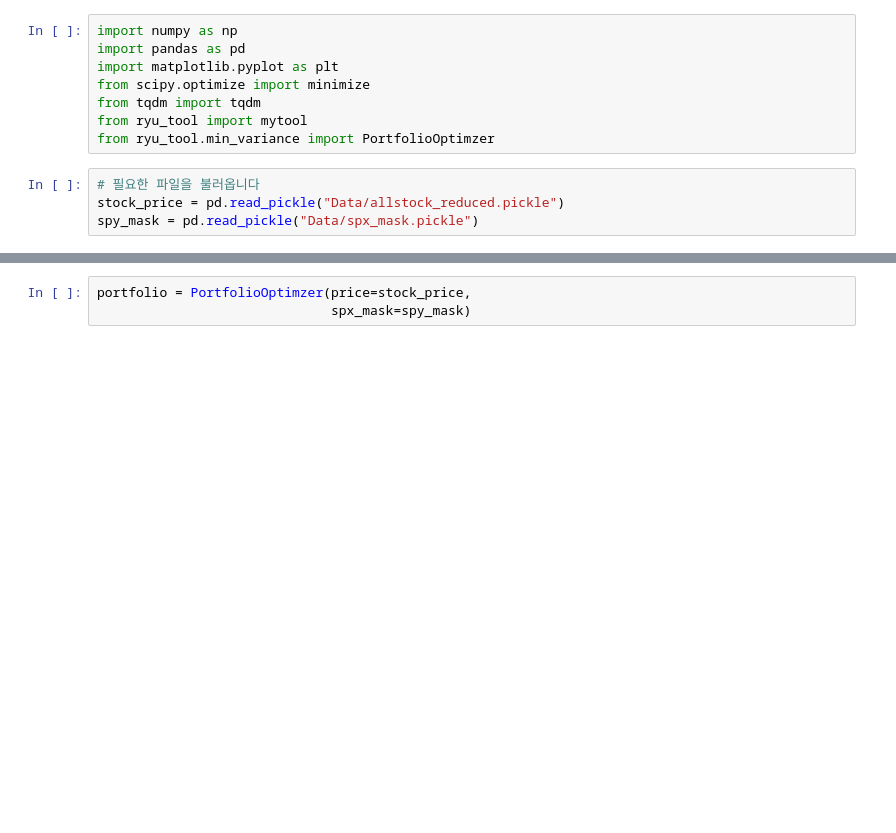
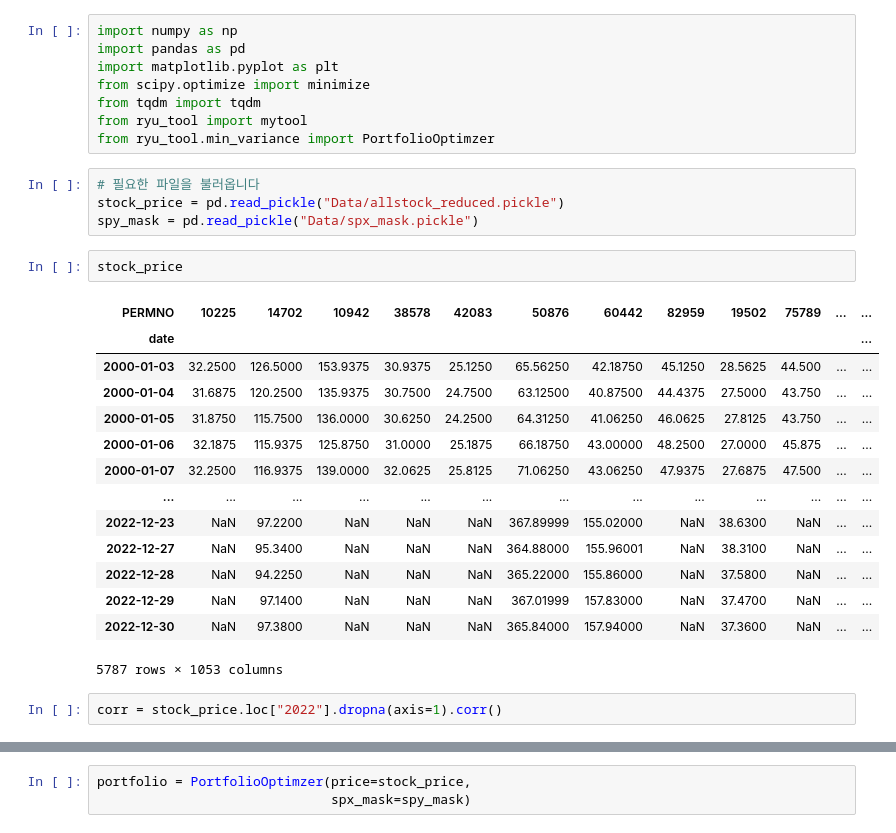
Before and after one commit to Je-Hyeon/Portfolio-Optimization-2023-FR-Project-, a Jupyter notebook: min_variance_pf.ipynb, the cells around one changed output, grey strips where cells are left out. Cells and saved outputs as stored; diff of their text form; blank space fills up the shorter version.

```diff
--- a/min_variance_pf.ipynb
+++ b/min_variance_pf.ipynb
@@ -10,3 +10,22 @@ from ryu_tool.min_variance import PortfolioOptimzer
 # 필요한 파일을 불러옵니다
 stock_price = pd.read_pickle("Data/allstock_reduced.pickle")
 spy_mask = pd.read_pickle("Data/spx_mask.pickle")
+# %%
+stock_price
+# %% [output]
+| PERMNO | 10225 | 14702 | 10942 | 38578 | 42083 | 50876 | 60442 | 82959 | 19502 | 75789 | ... | ... |
+| date |  |  |  |  |  |  |  |  |  |  |  | ... |
+| 2000-01-03 | 32.2500 | 126.5000 | 153.9375 | 30.9375 | 25.1250 | 65.56250 | 42.18750 | 45.1250 | 28.5625 | 44.500 | ... | ... |
+| 2000-01-04 | 31.6875 | 120.2500 | 135.9375 | 30.7500 | 24.7500 | 63.12500 | 40.87500 | 44.4375 | 27.5000 | 43.750 | ... | ... |
+| 2000-01-05 | 31.8750 | 115.7500 | 136.0000 | 30.6250 | 24.2500 | 64.31250 | 41.06250 | 46.0625 | 27.8125 | 43.750 | ... | ... |
+| 2000-01-06 | 32.1875 | 115.9375 | 125.8750 | 31.0000 | 25.1875 | 66.18750 | 43.00000 | 48.2500 | 27.0000 | 45.875 | ... | ... |
+| 2000-01-07 | 32.2500 | 116.9375 | 139.0000 | 32.0625 | 25.8125 | 71.06250 | 43.06250 | 47.9375 | 27.6875 | 47.500 | ... | ... |
+| ... | ... | ... | ... | ... | ... | ... | ... | ... | ... | ... | ... | ... |
+| 2022-12-23 | NaN | 97.2200 | NaN | NaN | NaN | 367.89999 | 155.02000 | NaN | 38.6300 | NaN | ... | ... |
+| 2022-12-27 | NaN | 95.3400 | NaN | NaN | NaN | 364.88000 | 155.96001 | NaN | 38.3100 | NaN | ... | ... |
+| 2022-12-28 | NaN | 94.2250 | NaN | NaN | NaN | 365.22000 | 155.86000 | NaN | 37.5800 | NaN | ... | ... |
+| 2022-12-29 | NaN | 97.1400 | NaN | NaN | NaN | 367.01999 | 157.83000 | NaN | 37.4700 | NaN | ... | ... |
+| 2022-12-30 | NaN | 97.3800 | NaN | NaN | NaN | 365.84000 | 157.94000 | NaN | 37.3600 | NaN | ... | ... |
+5787 rows × 1053 columns
+# %%
+corr = stock_price.loc["2022"].dropna(axis=1).corr()
```
Also changed, not shown: parts of 2 cells of this notebook, 1 other file.
